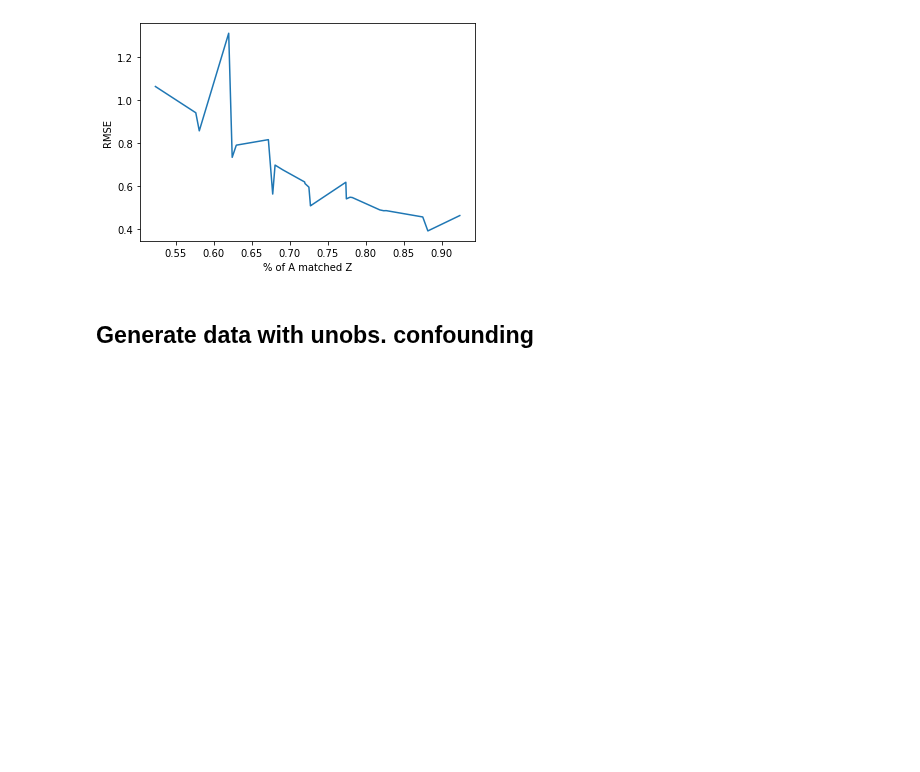
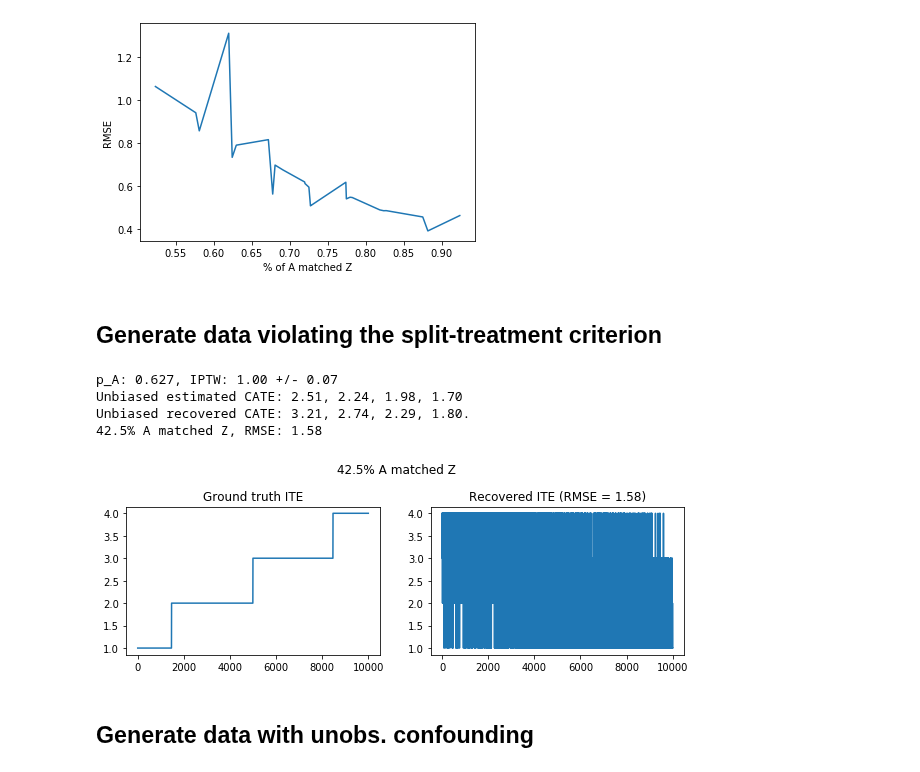
Before and after one commit to yanboxu/split-treatment-simulation, a Jupyter notebook: simulation.ipynb, the cells around one changed output. Cells and saved outputs as stored; diff of their text form; code cells hidden in the pictures; blank space fills up the shorter version.

Commit message:
Add violating the split-treatment criterion

```diff
--- a/simulation.ipynb
+++ b/simulation.ipynb
@@ -99,6 +99,23 @@ plt.ylabel('RMSE')
 # %% [output]
 Text(0, 0.5, 'RMSE')
 [figure]
+# %% [markdown]
+## Generate data violating the split-treatment criterion
+# %%
+xDim = 50
+nSim = 10000
+p_AgivenZ = 0.6
+p_AgivenNotZ = 0.7
+
+X_data, Y_data, A_data, nObs, Group_data, Y_0_data, Y_1_data, Z, A = sim_Unobs_Data(xDim, nSim, p_AgivenZ, p_AgivenNotZ)
+Yhat_0, Yhat_1 = fit_IPTW_LR(X_data, A_data, nObs)
+a_matched_z, rmse = evaluation(Yhat_0, Yhat_1, Group_data, Y_0_data, Y_1_data, A, Z)
+# %% [output]
+p_A: 0.627, IPTW: 1.00 +/- 0.07
+Unbiased estimated CATE: 2.51, 2.24, 1.98, 1.70
+Unbiased recovered CATE: 3.21, 2.74, 2.29, 1.80.
+42.5% A matched Z, RMSE: 1.58
+[figure, added]
 # %% [markdown]
 ## Generate data with unobs. confounding
 # %%
```
